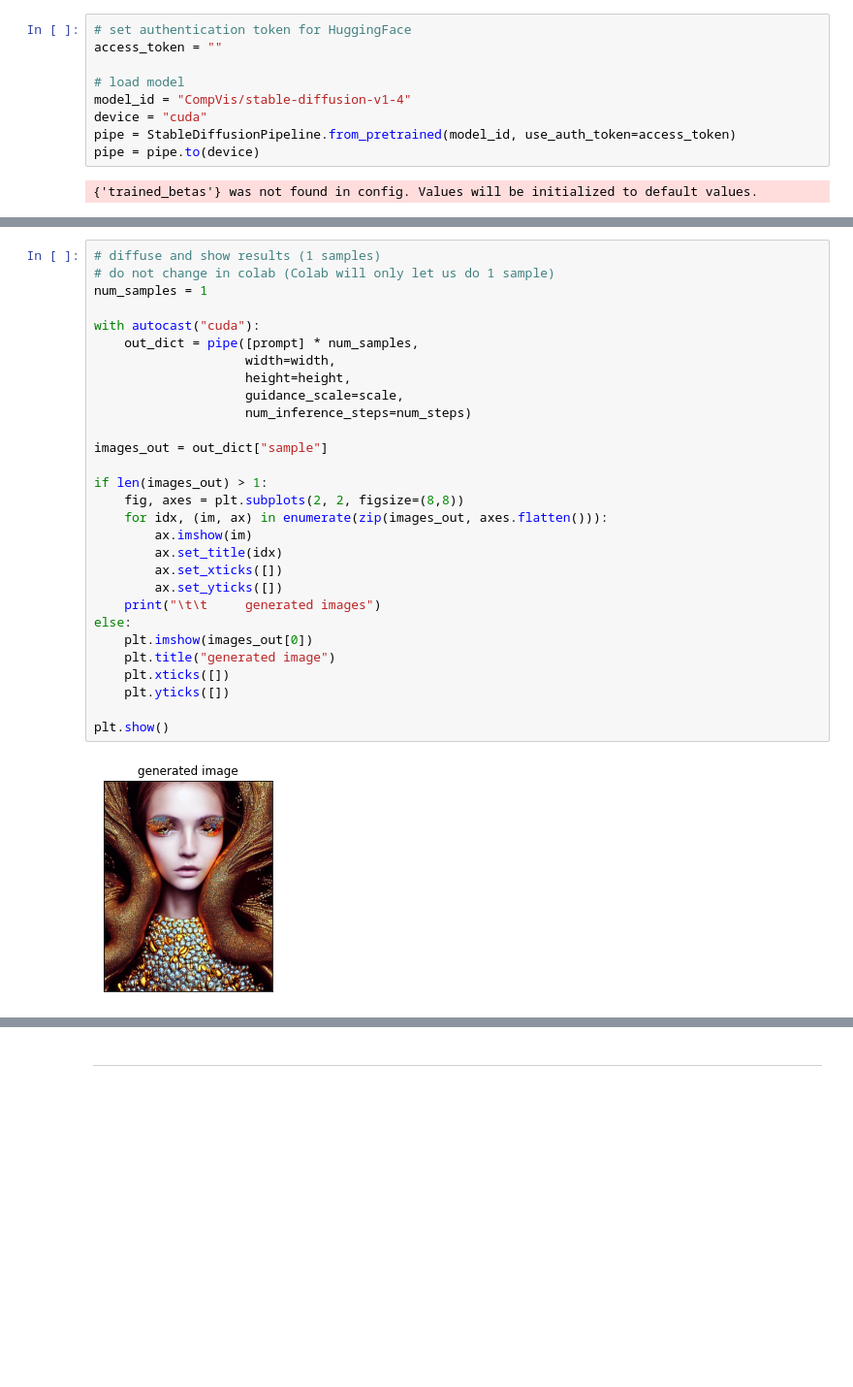
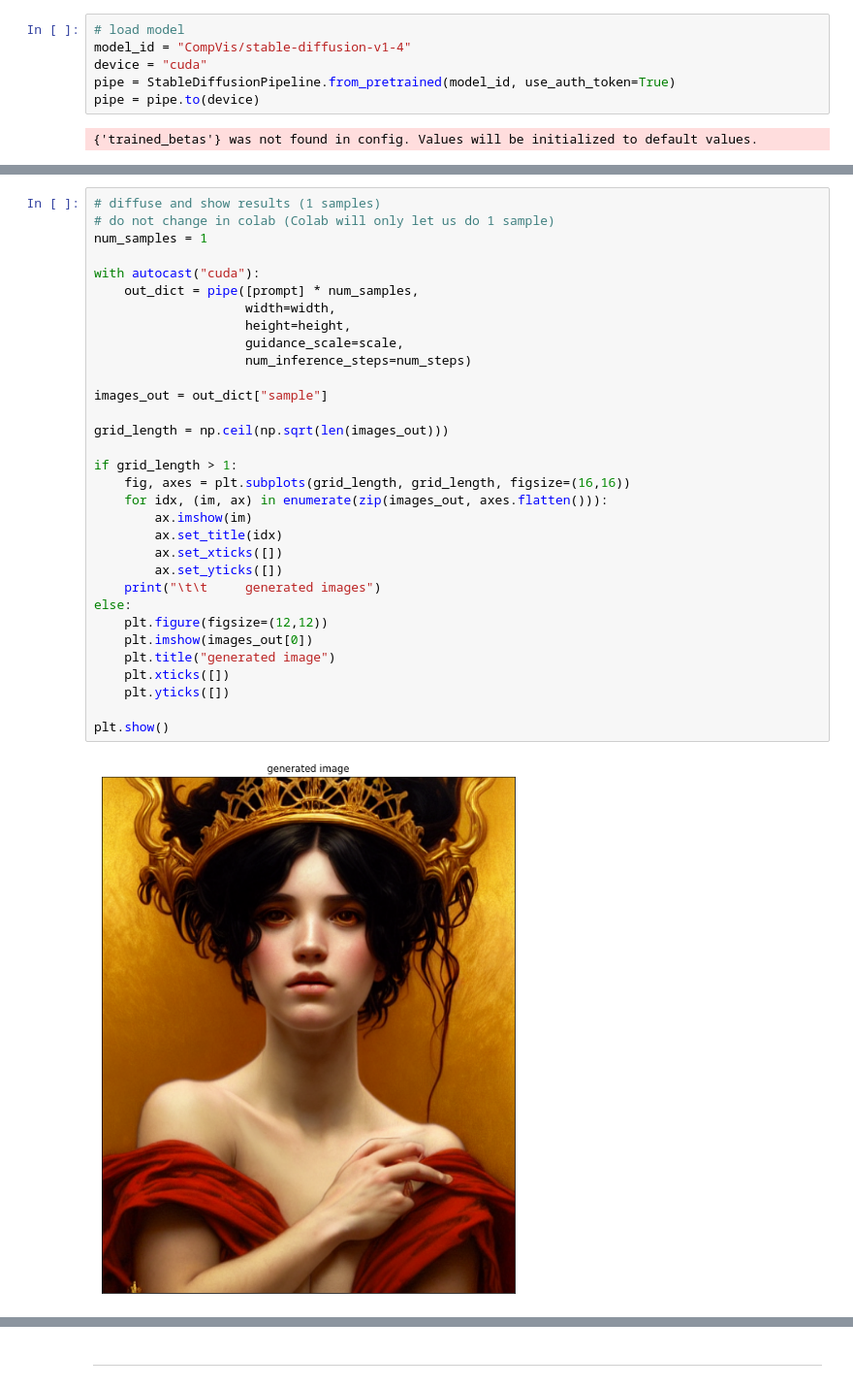
Before and after one commit to ferrodove/sd-portraits, a Jupyter notebook: portrait_diffusion.ipynb, the cells around one changed output, grey strips where cells are left out. Shown at 97% size. Drawn from its saved outputs; the diff is of its cells as text; blank space fills up the shorter version.

```diff
--- a/portrait_diffusion.ipynb
+++ b/portrait_diffusion.ipynb
@@ -44,11 +79,8 @@ Enter your token below to load the weights from HuggingFace
 # %%
-# set authentication token for HuggingFace
-access_token = ""
-
 # load model
 model_id = "CompVis/stable-diffusion-v1-4"
 device = "cuda"
-pipe = StableDiffusionPipeline.from_pretrained(model_id, use_auth_token=access_token)
+pipe = StableDiffusionPipeline.from_pretrained(model_id, use_auth_token=True)
 pipe = pipe.to(device)
 # %% [output]
 {'trained_betas'} was not found in config. Values will be initialized to default values.
@@ -82,31 +129,34 @@ prompt
 # %%
 # diffuse and show results (1 samples)
 # do not change in colab (Colab will only let us do 1 sample)
 num_samples = 1
 
 with autocast("cuda"):
     out_dict = pipe([prompt] * num_samples,
                     width=width,
                     height=height,
                     guidance_scale=scale,
                     num_inference_steps=num_steps)
 
 images_out = out_dict["sample"]
 
-if len(images_out) > 1:
-    fig, axes = plt.subplots(2, 2, figsize=(8,8))
+grid_length = np.ceil(np.sqrt(len(images_out)))
+
+if grid_length > 1:
+    fig, axes = plt.subplots(grid_length, grid_length, figsize=(16,16))
     for idx, (im, ax) in enumerate(zip(images_out, axes.flatten())):
         ax.imshow(im)
         ax.set_title(idx)
         ax.set_xticks([])
         ax.set_yticks([])
     print("\t\t     generated images")
 else:
+    plt.figure(figsize=(12,12))
     plt.imshow(images_out[0])
     plt.title("generated image")
     plt.xticks([])
     plt.yticks([])
 
 plt.show()
 # %% [output]
-[figure, old version]
+[figure, new version]
```
Also changed, not shown: parts of 14 cells of this notebook, 1 other file.
